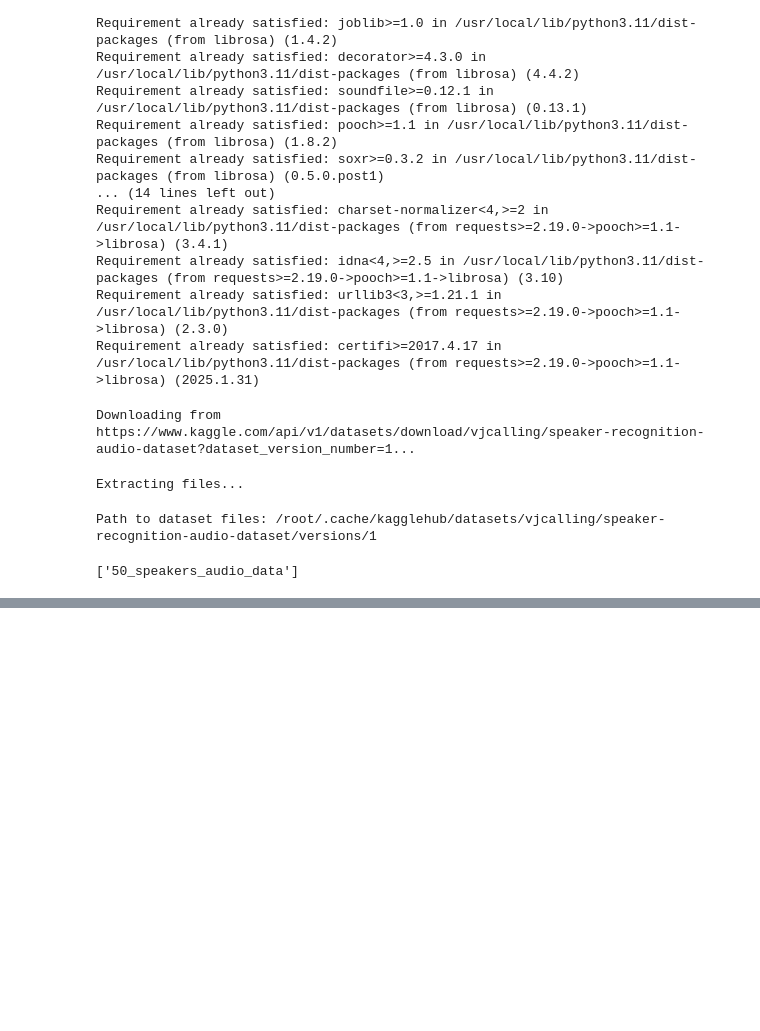
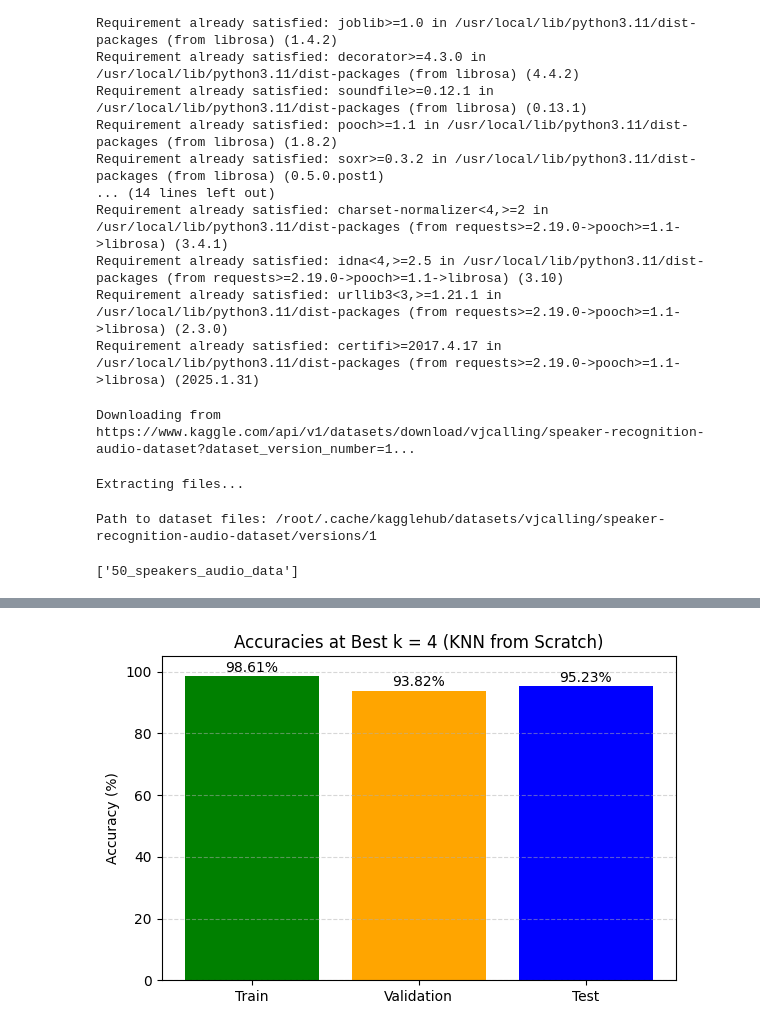
Before and after one commit to RepoRogue123/Linguistix, a Jupyter notebook: KNN/knn_MFCC.ipynb, the cells around one changed output, grey strips where cells are left out. Cells and saved outputs as stored; diff of their text form; code cells hidden in the pictures; blank space fills up the shorter version.

```diff
--- a/KNN/knn_MFCC.ipynb
+++ b/KNN/knn_MFCC.ipynb
@@ -196,0 +228,22 @@ Test Accuracy: 94.63%
+# %%
+# Step 14: Plot bar graph for final accuracies at best k
+accuracies = [train_accuracy, val_accuracy, test_accuracy]
+labels = ['Train', 'Validation', 'Test']
+colors = ['green', 'orange', 'blue']
+
+plt.figure(figsize=(6, 4))
+bars = plt.bar(labels, accuracies, color=colors)
+
+# Annotate bars with values
+for bar, acc in zip(bars, accuracies):
+    plt.text(bar.get_x() + bar.get_width()/2, bar.get_height() + 0.5, f"{acc:.2f}%",
+             ha='center', va='bottom', fontsize=10)
+
+plt.title(f"Accuracies at Best k = 4 (KNN from Scratch)")
+plt.ylabel("Accuracy (%)")
+plt.ylim(0, 105)
+plt.grid(axis="y", linestyle="--", alpha=0.5)
+plt.tight_layout()
+plt.show()
+# %% [output]
+[figure, added]
```
Also changed, not shown: parts of 2 cells of this notebook, 2 other files.
